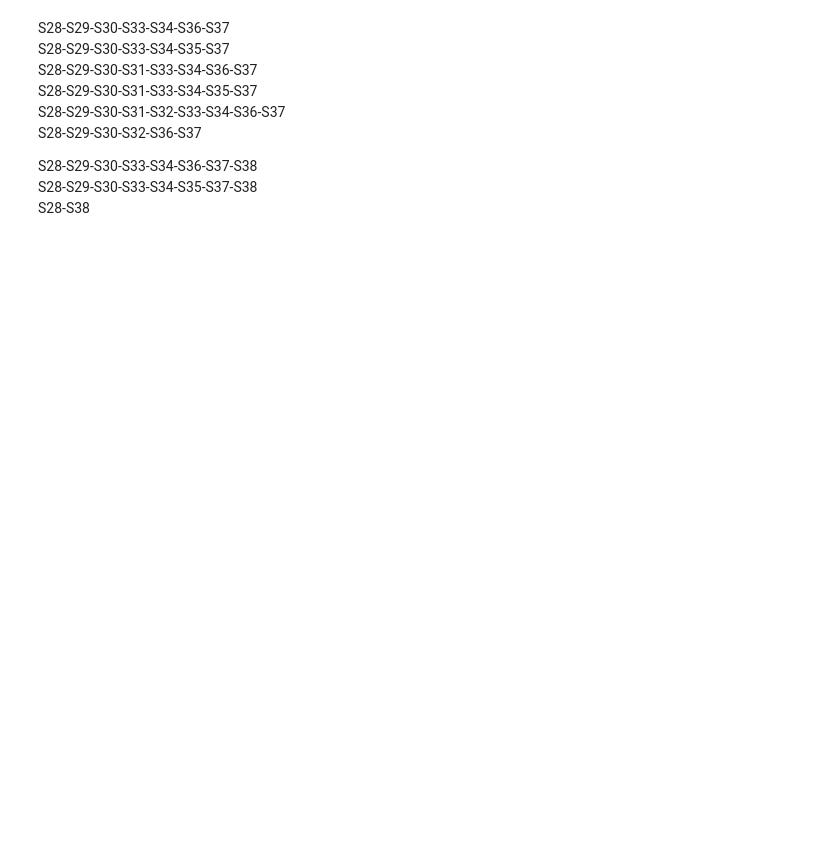
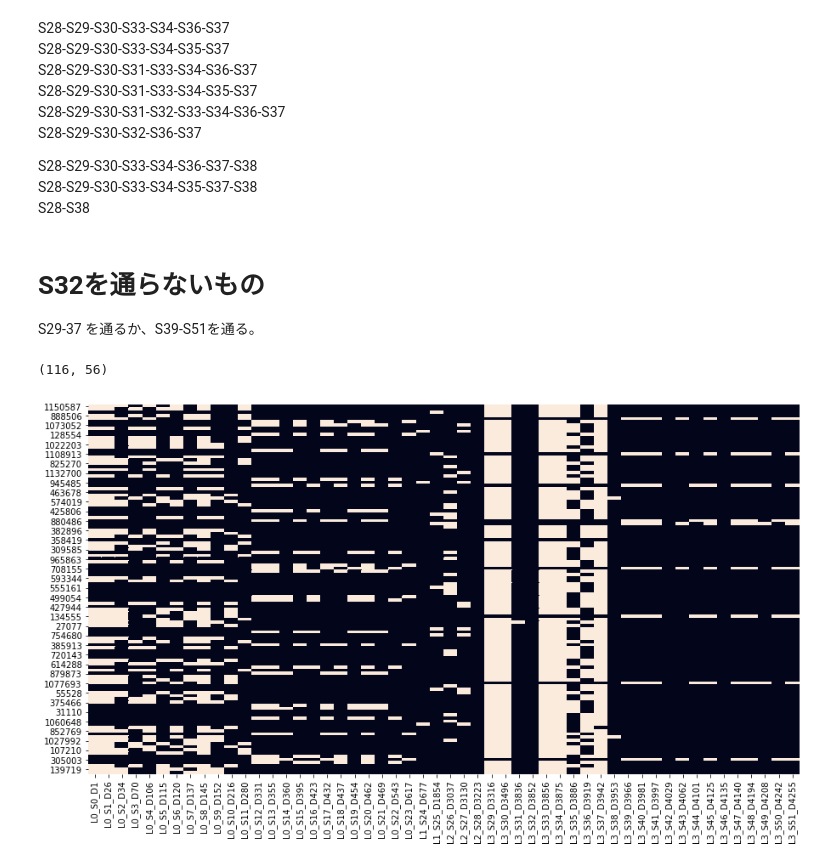
Before and after one commit to uetsu840/kaggle_bosch, a Jupyter notebook: TimeExtractAndAnalyze/productPathAnalyze.ipynb, the cells around one changed output. Cells and saved outputs as stored; diff of their text form; code cells hidden in the pictures; blank space fills up the shorter version.

```diff
--- a/TimeExtractAndAnalyze/productPathAnalyze.ipynb
+++ b/TimeExtractAndAnalyze/productPathAnalyze.ipynb
@@ -974,3 +974,15 @@ S28-S29-S30-S32-S36-S37<br>
 S28-S29-S30-S33-S34-S36-S37-S38<br>
 S28-S29-S30-S33-S34-S35-S37-S38<br>
 S28-S38<br>
+# %% [markdown]
+# S32を通らないもの
+S29-37  を通るか、S39-S51を通る。
+# %%
+df_sorted_s32_not_sample = df_sorted[df_sorted['L3_S32_D3852'] == 0].sample(frac=0.0001)
+
+print(df_sorted_s32_not_sample.shape)
+sns.heatmap(df_sorted_s32_not_sample.drop(['Id', 'StartTime','Response', 'EndTime'], axis=1), annot=False, cbar=False)
+plt.show()
+# %% [output]
+(116, 56)
+[figure, added]
```
Also changed, not shown: parts of 2 cells of this notebook, 2 other files.
